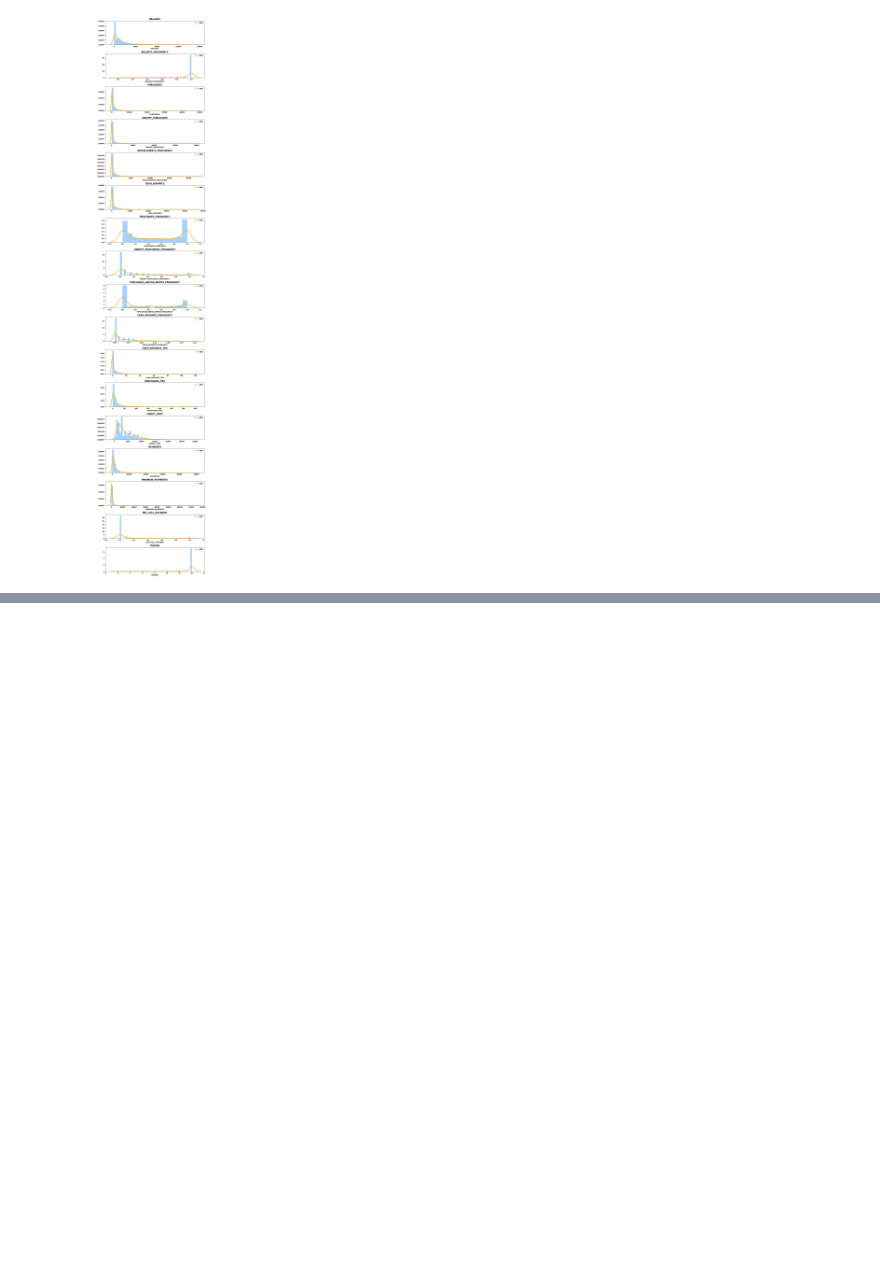
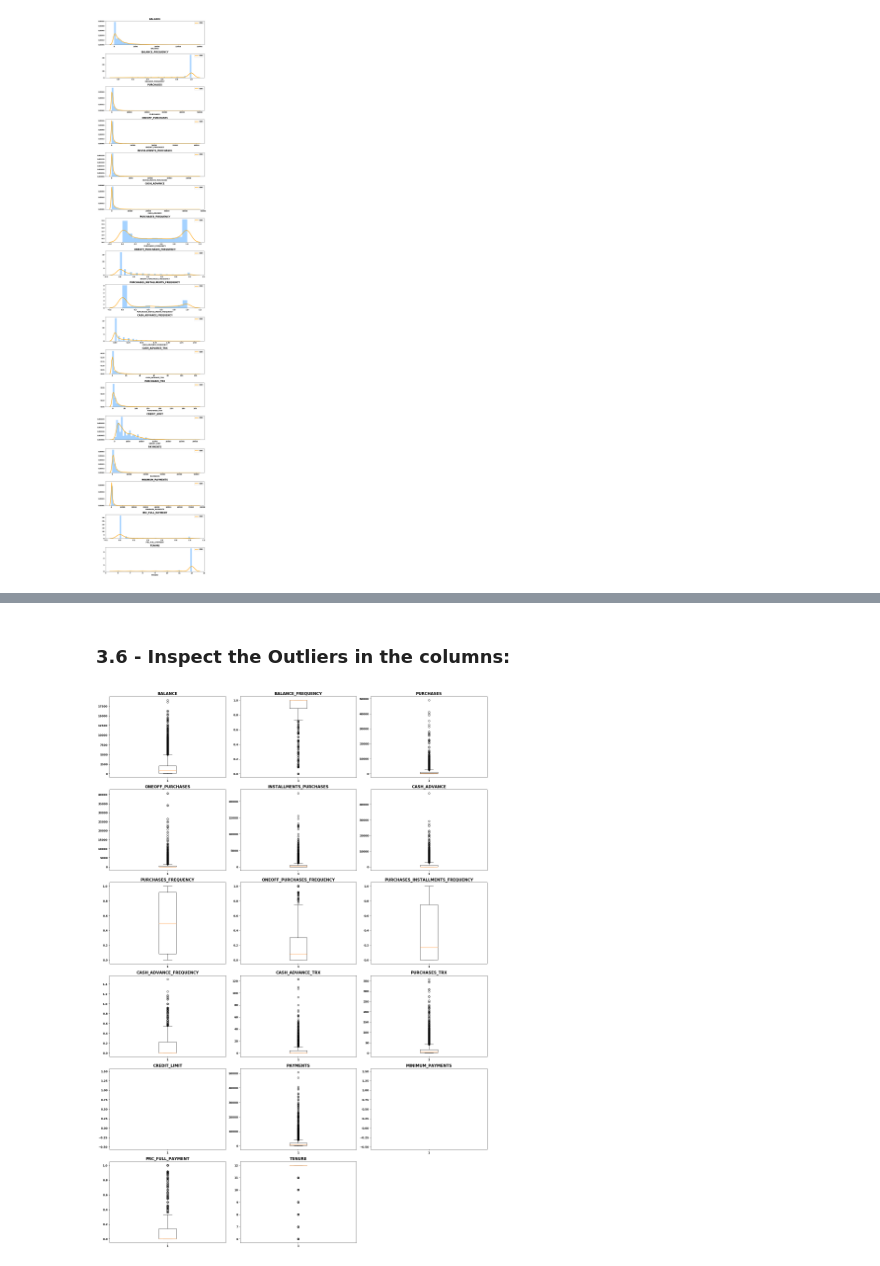
Before and after one commit to ylee9107/DS_Projects_for_Business, a Jupyter notebook: Project 2 - DS For Marketing Department/DSB_Marketing Department.ipynb, the cells around one changed output, grey strips where cells are left out. Drawn from its saved outputs; the diff is of its cells as text; code cells hidden in the pictures; blank space fills up the shorter version.

```diff
--- a/Project 2 - DS For Marketing Department/DSB_Marketing Department.ipynb
+++ b/Project 2 - DS For Marketing Department/DSB_Marketing Department.ipynb
@@ -242,7 +268,8 @@ df_for_plot = marketing_data_df.drop(columns="CUST_ID")
 plt.figure(figsize=(10, 50), dpi= 80)
 
 for i in range(len(df_for_plot.columns)):
-    plt.subplot(17, 1, i+1)
+    plt.subplot(len(df_for_plot.columns), 1, i+1)
+
     sns.distplot(a=df_for_plot[df_for_plot.columns[i]],
                  kde_kws={'color':'orange', 'linewidth':3, 'label':'KDE'},
                  hist_kws={'color':'dodgerblue'}
@@ -261,0 +307,16 @@ plt.tight_layout()
+# %% [markdown]
+### 3.6 - Inspect the Outliers in the columns:
+# %%
+# Draw Plot
+plt.figure(figsize=(20, 80), dpi= 80)
+
+for i in range(len(df_for_plot.columns)):
+    plt.subplot(len(df_for_plot.columns), 3, i+1)
+    plt.boxplot(df_for_plot[df_for_plot.columns[i]])
+
+    # Plot Decoration:
+    plt.title(label=df_for_plot.columns[i], fontsize=14)
+
+plt.tight_layout()
+# %% [output]
+[figure, added]
```
Also changed, not shown: parts of 32 cells of this notebook.
